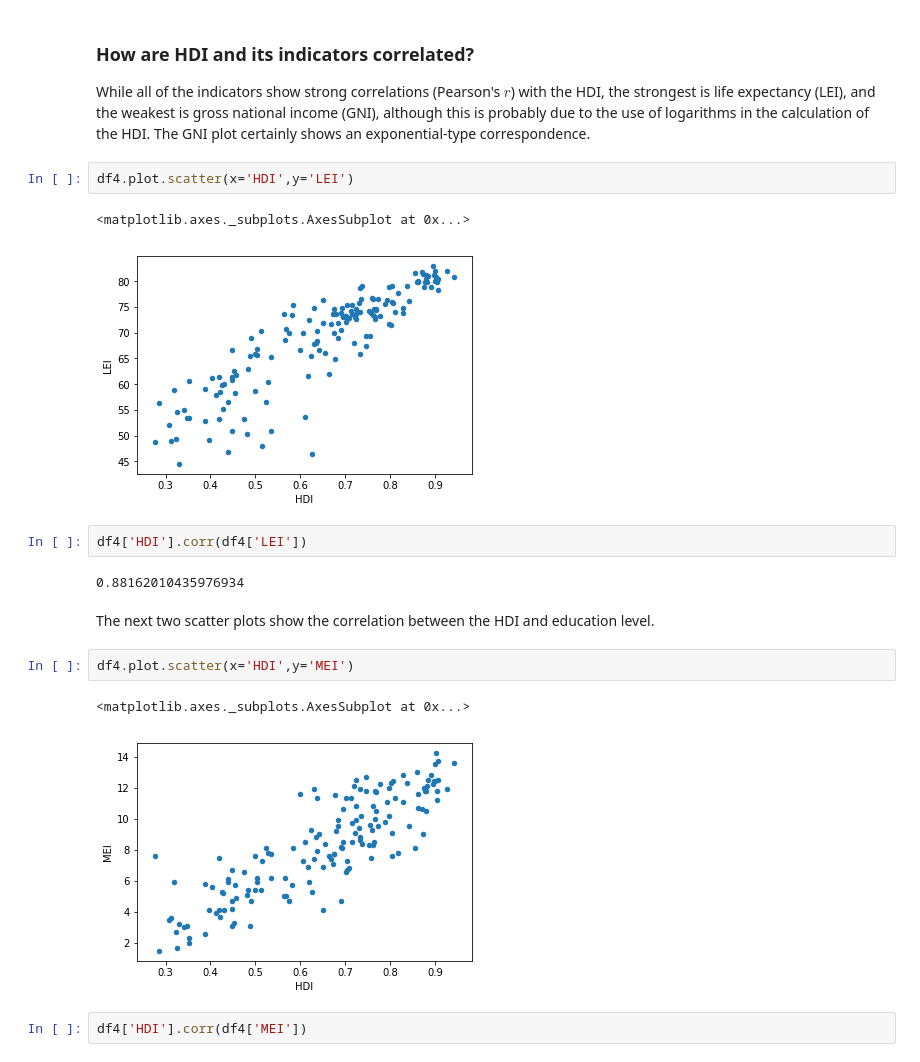
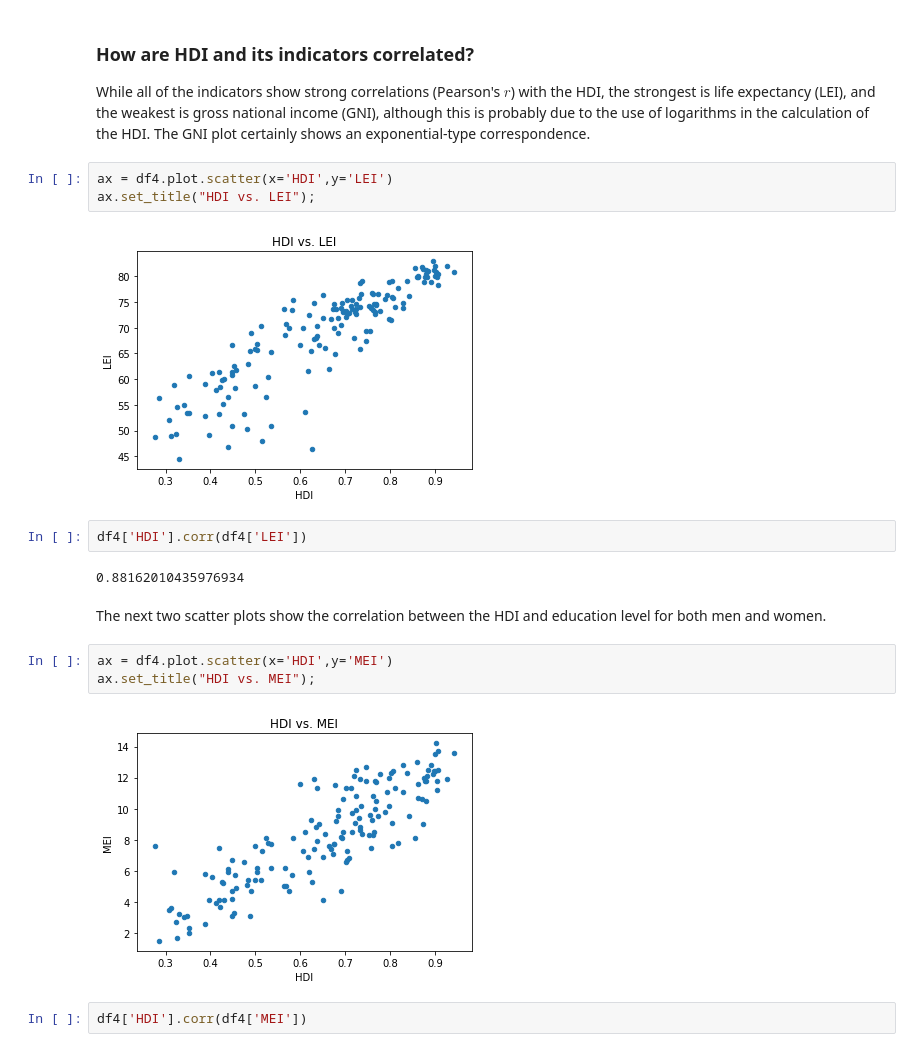
Before and after one commit to martym/Term1-Project3, a Jupyter notebook: HDI-indicators.ipynb, the cells around one changed output. Drawn from its saved outputs; the diff is of its cells as text.

Commit message:
Fixed graphs and added to conclusion

```diff
--- a/HDI-indicators.ipynb
+++ b/HDI-indicators.ipynb
@@ -176,21 +193,21 @@ array([[<matplotlib.axes._subplots.AxesSubplot object at 0x...>]], dtype=object)
 ### How are HDI and its indicators correlated?
 While all of the indicators show strong correlations (Pearson's $r$) with the HDI, the strongest is life expectancy (LEI), and the weakest is gross national income (GNI), although this is probably due to the use of logarithms in the calculation of the HDI.  The GNI plot certainly shows an exponential-type correspondence.
 # %%
-df4.plot.scatter(x='HDI',y='LEI')
+ax = df4.plot.scatter(x='HDI',y='LEI')
+ax.set_title("HDI vs. LEI");
 # %% [output]
-<matplotlib.axes._subplots.AxesSubplot at 0x...>
-[figure, old version]
+[figure, new version]
 # %%
 df4['HDI'].corr(df4['LEI'])
 # %% [output]
 0.88162010435976934
 # %% [markdown]
-The next two scatter plots show the correlation between the HDI and education level.
+The next two scatter plots show the correlation between the HDI and education level for both men and women.
 # %%
-df4.plot.scatter(x='HDI',y='MEI')
+ax = df4.plot.scatter(x='HDI',y='MEI')
+ax.set_title("HDI vs. MEI");
 # %% [output]
-<matplotlib.axes._subplots.AxesSubplot at 0x...>
-[figure, old version]
+[figure, new version]
 # %%
 df4['HDI'].corr(df4['MEI'])
 # %% [output]
```
Also changed, not shown: parts of 15 cells of this notebook.
